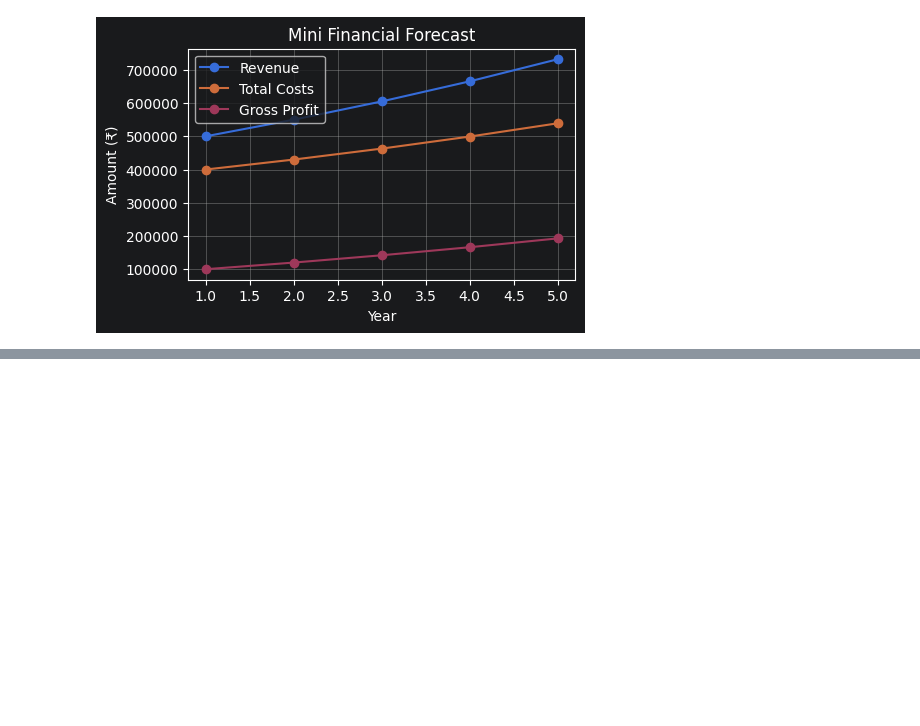
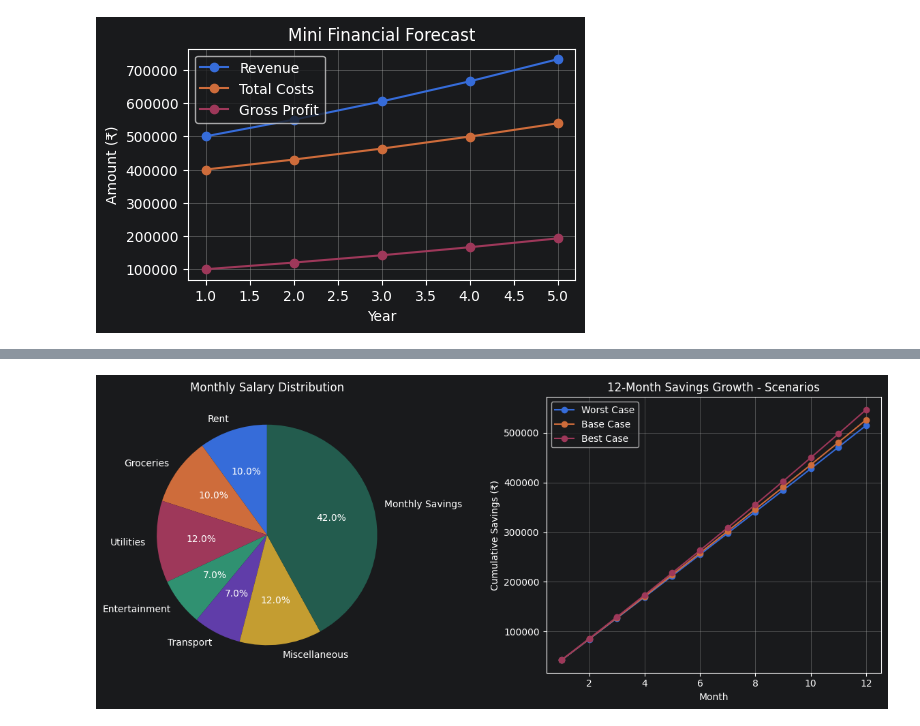
Before and after one commit to Bhuvaneshcmv/PythonInFinance101, a Jupyter notebook: notebook.ipynb, the cells around one changed output, grey strips where cells are left out. Cells and saved outputs as stored; diff of their text form; code cells hidden in the pictures; blank space fills up the shorter version.

Commit message:
Added Personal Finance model

```diff
--- a/notebook.ipynb
+++ b/notebook.ipynb
@@ -2421,0 +2494,69 @@ plt.show()
+# %%
+# Step 1: Take inputs from user
+salary = float(input("Enter your monthly salary (₹): "))
+# Expenses input
+print("\nEnter your monthly expenses:")
+rent = float(input(" Rent (₹): "))
+groceries = float(input(" Groceries (₹): "))
+utilities = float(input(" Utilities (₹): "))
+entertainment = float(input(" Entertainment (₹): "))
+transport = float(input(" Transport (₹): "))
+misc = float(input(" Others/Miscellaneous (₹): "))
+# Step 2: Calculate monthly savings
+total_expenses = rent + groceries + utilities + entertainment + transport + misc
+monthly_savings = salary - total_expenses
+print("\nMonthly Savings: ₹", monthly_savings)
+# Step 3: Define scenarios (annual return rates in %)
+scenarios = {
+ "Worst Case": 4, # 4% annual return
+ "Base Case": 8, # 8% annual return
+ "Best Case": 15 # 12% annual return
+}
+# Step 4: Projection for 12 months
+months = list(range(1, 13))
+results = {}
+for scenario, rate in scenarios.items():
+ balance = 0
+ monthly_return = rate / 100 / 12
+ savings_projection = []
+ for m in months:
+     balance = balance + monthly_savings # add savings
+     balance = balance * (1 + monthly_return) # apply growth
+     savings_projection.append(round(balance, 2))
+     results[scenario] = savings_projection
+# Step 5: Store in DataFrames
+df_expenses = pd.DataFrame({
+ "Category": ["Rent", "Groceries", "Utilities", "Entertainment", "Transport", "Miscellaneous" ,"Monthly Savings"],
+ "Amount (₹)": [rent, groceries, utilities, entertainment, transport, misc, monthly_savings]
+})
+df_projection = pd.DataFrame(results, index=months)
+df_projection.index.name = "Month"
+print("\n--- Expense Breakdown ---")
+print(df_expenses)
+print("\n--- 12-Month Savings Projection (Scenarios) ---")
+print(df_projection)
+# Step 6: Export to Excel (two sheets)
+with pd.ExcelWriter("Personal_Finance_Model.xlsx") as writer:
+ df_expenses.to_excel(writer, sheet_name="Expenses", index=False)
+ df_projection.to_excel(writer, sheet_name="Savings_Projection")
+print("\n✅ Results exported to 'Personal_Finance_Model.xlsx'")
+# Step 7: Visualization
+plt.figure(figsize=(12,5))
+# Subplot 1: Salary Distribution Pie
+plt.subplot(1,2,1)
+labels = df_expenses["Category"]
+values = df_expenses["Amount (₹)"]
+plt.pie(values, labels=labels, autopct="%1.1f%%", startangle=90)
+plt.title("Monthly Salary Distribution")
+# Subplot 2: Scenario Analysis Line Chart
+plt.subplot(1,2,2)
+for scenario in scenarios.keys():
+ plt.plot(months, results[scenario], marker="o", label=scenario)
+plt.title("12-Month Savings Growth - Scenarios")
+plt.xlabel("Month")
+plt.ylabel("Cumulative Savings (₹)")
+plt.legend()
+plt.grid(True)
+plt.tight_layout()
+plt.show()
+# %% [output]
@@ -2421,0 +2580 @@ plt.show()
+[figure, added]
```
Also changed, not shown: parts of 7 cells of this notebook, 1 other file.
